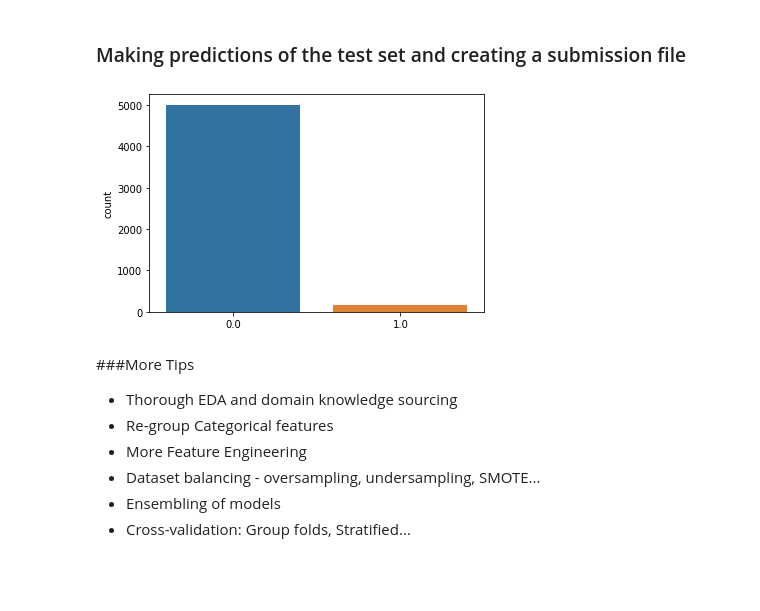
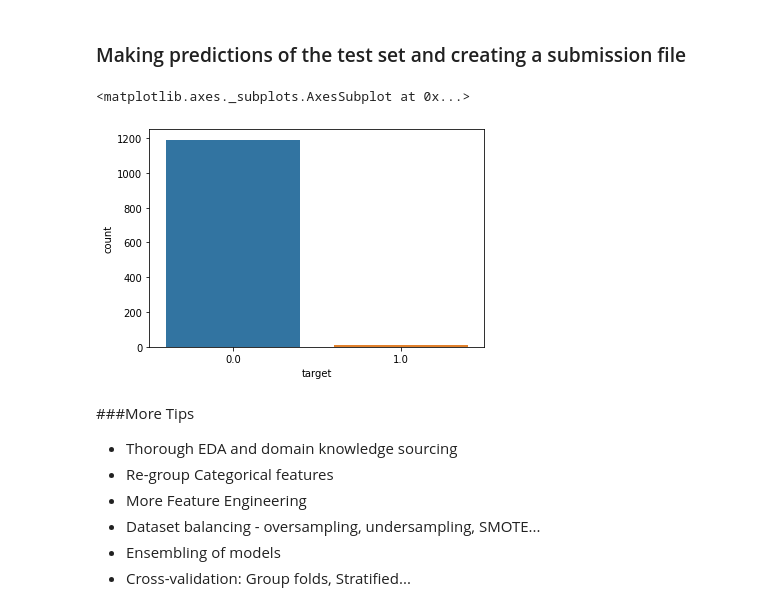
Before and after one commit to WanjohiWanjohi/zindi_competes, a Jupyter notebook: Python_StarterNotebook.ipynb, the cells around one changed output. Saved outputs shown, nothing was run; the diff lists cells and outputs as text; code cells hidden in the pictures; blank space fills up the shorter version.

```diff
--- a/Python_StarterNotebook.ipynb
+++ b/Python_StarterNotebook.ipynb
@@ -329,11 +376,13 @@ y = train_df.target
 X_train, X_test, y_train, y_test = train_test_split(X,y,test_size=0.3, random_state=42)
 
 # Train model
-model = LGBMClassifier()
-model.fit(X_train, y_train)
+# model = LGBMClassifier()
+# model.fit(X_train, y_train)
+# define dataset
+# summarize the dataset
 
 # Make predictions
-y_pred = model.predict(X_test)
+# y_pred = model.predict(X_test)
 
-# Check the f1 score of the model
-print(f'F1 score on the X_test is: {f1_score(y_test, y_pred)}')
+# # Check the f1 score of the model
+# print(f'F1 score on the X_test is: {f1_score(y_test, y_pred)}')
@@ -342,3 +436,10 @@ F1 score on the X_test is: 0.19413919413919412
+# %%
+#use the svc
+from sklearn.pipeline import make_pipeline
+from sklearn.preprocessing import StandardScaler
+clf = make_pipeline( StandardScaler() , SVC(gamma='auto'))
+clf.fit(X_train, y_train)
+predictions = clf.predict(X_test)
 # %% [markdown]
 #### [More on F1 Score](https://en.wikipedia.org/wiki/F-score)
 # %% [markdown]
@@ -346,15 +447,15 @@ F1 score on the X_test is: 0.19413919413919412
 # %%
 # Make prediction on the test set
 test_df = test_df[main_cols]
-predictions = model.predict(test_df)
+predictions = clf.predict(test_df)
 
 # Create a submission file
 sub_file = ss.copy()
-sub_file.predictions = predictions
-
+sub_file.target = predictions
 # Check the distribution of your predictions
-sns.countplot(sub_file.predictions);
+sns.countplot(sub_file.target)
 # %% [output]
+<matplotlib.axes._subplots.AxesSubplot at 0x...>
-[figure, old version]
+[figure, new version]
 # %%
 # Create a csv file and upload to zindi
```
Also changed, not shown: parts of 20 cells of this notebook.
